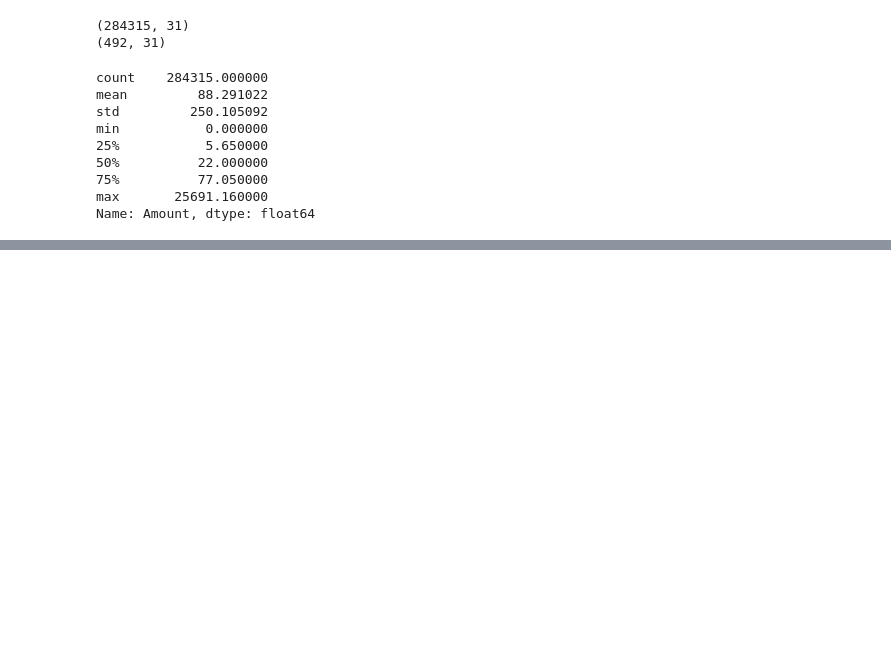
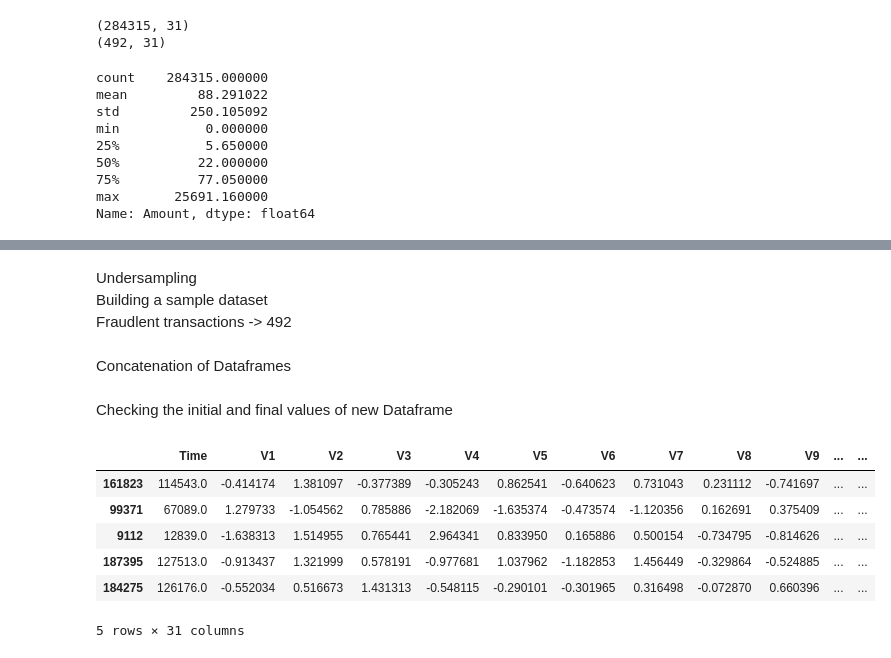
Before and after one commit to x0samnan/CC-Fraud-Detection, a Jupyter notebook: CC Fraud Detection ML.ipynb, the cells around one changed output, grey strips where cells are left out. Drawn from its saved outputs; the diff is of its cells as text; code cells hidden in the pictures; blank space fills up the shorter version.

```diff
--- a/CC Fraud Detection ML.ipynb
+++ b/CC Fraud Detection ML.ipynb
@@ -116,0 +139,22 @@ Name: Amount, dtype: float64
+# %% [markdown]
+Undersampling <br />
+Building a sample dataset <br />
+Fraudlent transactions -> 492
+# %%
+legit_sample = legit.sample(n=492)
+# %% [markdown]
+Concatenation of Dataframes
+# %%
+new_dataset = pd.concat([legit_sample, fraud], axis=0)
+# %% [markdown]
+Checking the initial and final values of new Dataframe
+# %%
+new_dataset.head()
+# %% [output]
+|  | Time | V1 | V2 | V3 | V4 | V5 | V6 | V7 | V8 | V9 | ... | ... |
+| 161823 | 114543.0 | -0.414174 | 1.381097 | -0.377389 | -0.305243 | 0.862541 | -0.640623 | 0.731043 | 0.231112 | -0.741697 | ... | ... |
+| 99371 | 67089.0 | 1.279733 | -1.054562 | 0.785886 | -2.182069 | -1.635374 | -0.473574 | -1.120356 | 0.162691 | 0.375409 | ... | ... |
+| 9112 | 12839.0 | -1.638313 | 1.514955 | 0.765441 | 2.964341 | 0.833950 | 0.165886 | 0.500154 | -0.734795 | -0.814626 | ... | ... |
+| 187395 | 127513.0 | -0.913437 | 1.321999 | 0.578191 | -0.977681 | 1.037962 | -1.182853 | 1.456449 | -0.329864 | -0.524885 | ... | ... |
+| 184275 | 126176.0 | -0.552034 | 0.516673 | 1.431313 | -0.548115 | -0.290101 | -0.301965 | 0.316498 | -0.072870 | 0.660396 | ... | ... |
+5 rows × 31 columns
```
Also changed, not shown: parts of 24 cells of this notebook.
